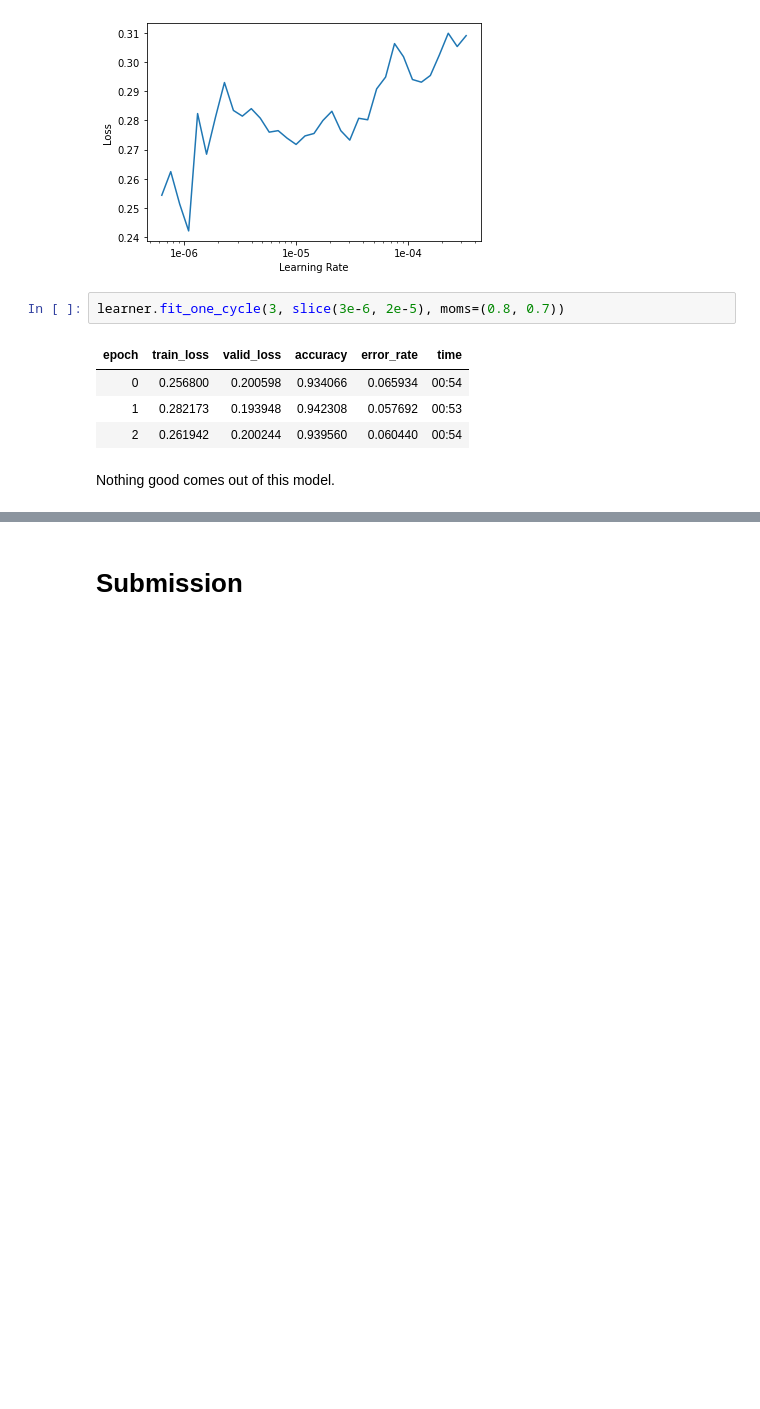
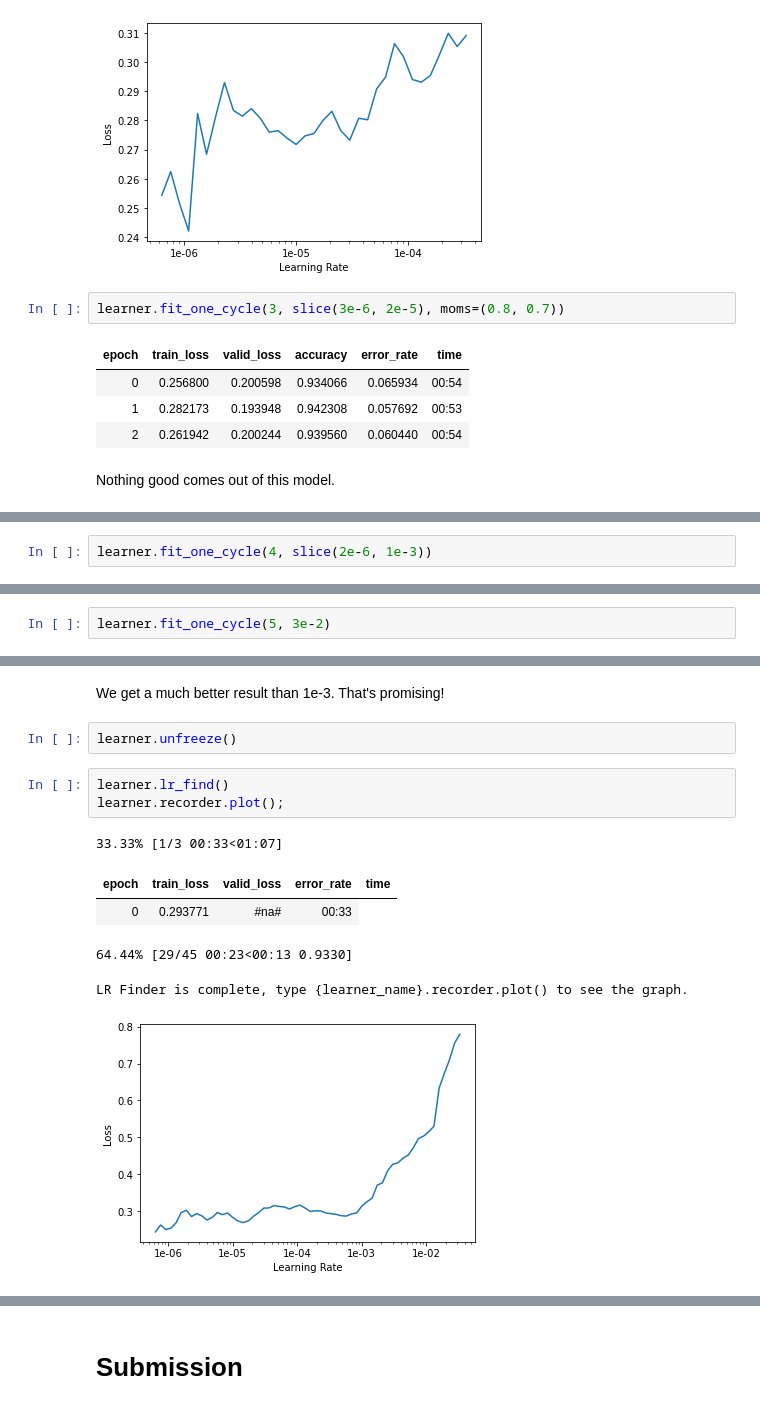
Before and after one commit to vitsalis/kaggle, a Jupyter notebook: FGVC7/solution.ipynb, the cells around one changed output, grey strips where cells are left out. Cells and saved outputs as stored; diff of their text form; blank space fills up the shorter version.

```diff
--- a/FGVC7/solution.ipynb
+++ b/FGVC7/solution.ipynb
@@ -422,0 +524,2 @@ Nothing good comes out of this model.
+# %%
+learner.fit_one_cycle(4, slice(2e-6, 1e-3))
@@ -422,0 +536,2 @@ Nothing good comes out of this model.
+# %%
+learner.fit_one_cycle(5, 3e-2)
@@ -422,0 +545,14 @@ Nothing good comes out of this model.
+# %% [markdown]
+We get a much better result than 1e-3. That's promising!
+# %%
+learner.unfreeze()
+# %%
+learner.lr_find()
+learner.recorder.plot();
+# %% [output]
+33.33% [1/3 00:33<01:07]
+| epoch | train_loss | valid_loss | error_rate | time |
+| 0 | 0.293771 | #na# | 00:33 |
+64.44% [29/45 00:23<00:13 0.9330]
+LR Finder is complete, type {learner_name}.recorder.plot() to see the graph.
+[figure, added]
```
Also changed, not shown: parts of 186 cells of this notebook.
